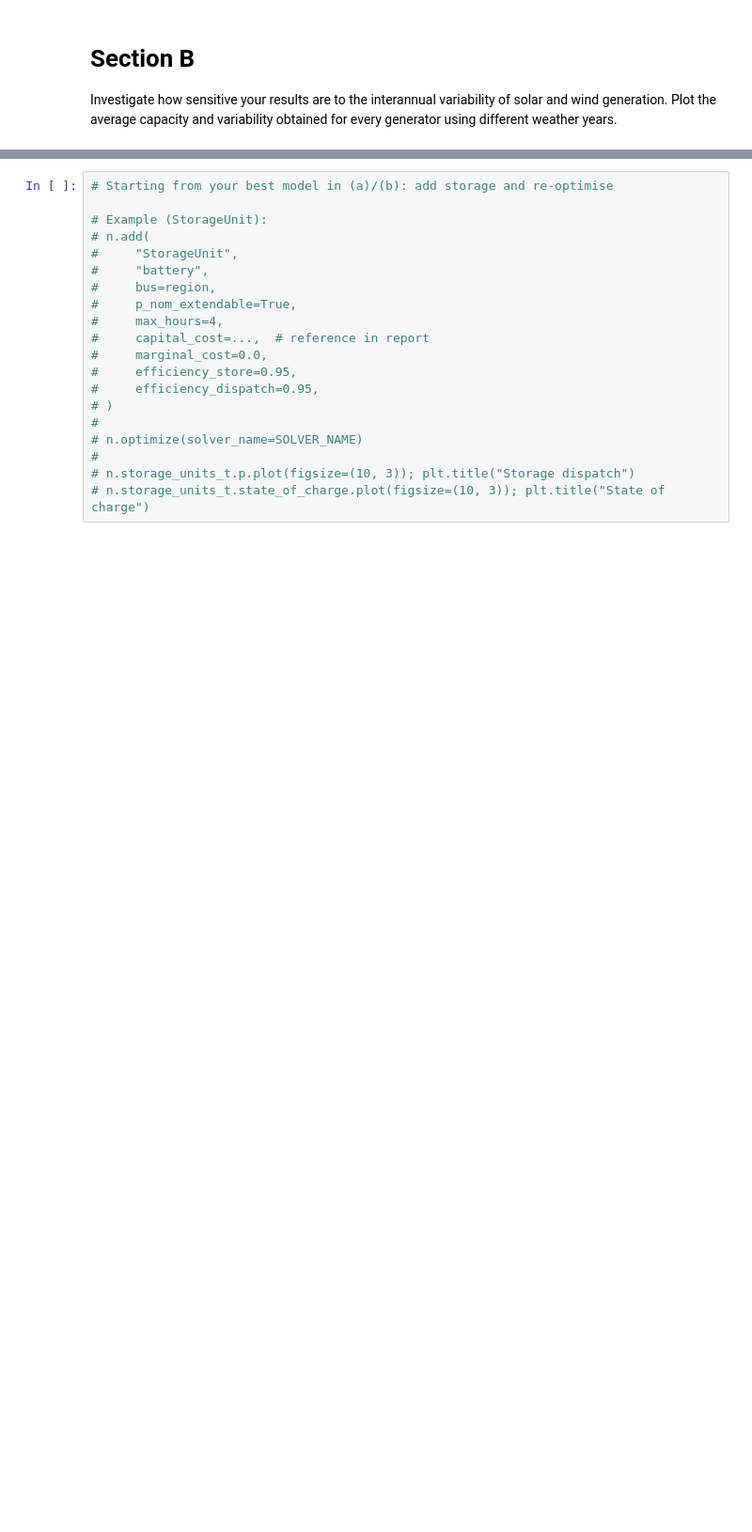
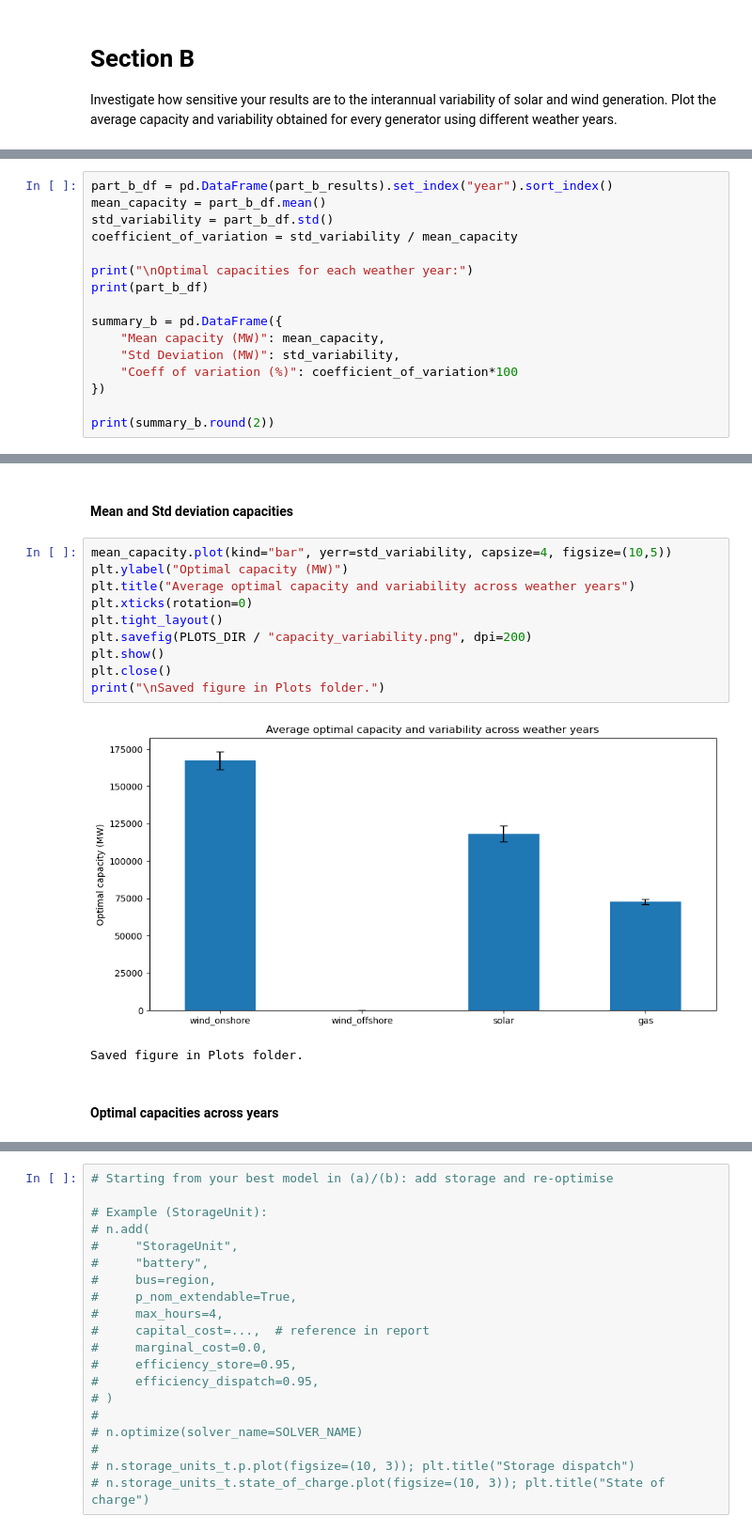
Before and after one commit to fortero23/Integrated_Energy_Grids, a Jupyter notebook: Modules/Assignment1.ipynb, the cells around one changed output, grey strips where cells are left out. Shown at 94% size. Cells and saved outputs as stored; diff of their text form; blank space fills up the shorter version.

Commit message:
PART B ADDED

```diff
--- a/Modules/Assignment1.ipynb
+++ b/Modules/Assignment1.ipynb
@@ -444,0 +767,16 @@ weather_years = [...]  # e.g. [2013, 2014, 2015, 2016]
+# %%
+part_b_df = pd.DataFrame(part_b_results).set_index("year").sort_index()
+mean_capacity = part_b_df.mean()
+std_variability = part_b_df.std()
+coefficient_of_variation = std_variability / mean_capacity
+
+print("\nOptimal capacities for each weather year:")
+print(part_b_df)
+
+summary_b = pd.DataFrame({
+    "Mean capacity (MW)": mean_capacity,
+    "Std Deviation (MW)": std_variability,
+    "Coeff of variation (%)": coefficient_of_variation*100
+})
+
+print(summary_b.round(2))
@@ -444,0 +803,17 @@ weather_years = [...]  # e.g. [2013, 2014, 2015, 2016]
+# %% [markdown]
+#### Mean and Std deviation capacities
+# %%
+mean_capacity.plot(kind="bar", yerr=std_variability, capsize=4, figsize=(10,5))
+plt.ylabel("Optimal capacity (MW)")
+plt.title("Average optimal capacity and variability across weather years")
+plt.xticks(rotation=0)
+plt.tight_layout()
+plt.savefig(PLOTS_DIR / "capacity_variability.png", dpi=200)
+plt.show()
+plt.close()
+print("\nSaved figure in Plots folder.")
+# %% [output]
+[figure, added]
+Saved figure in Plots folder.
+# %% [markdown]
+#### Optimal capacities across years
```
Also changed, not shown: parts of 29 cells of this notebook.
